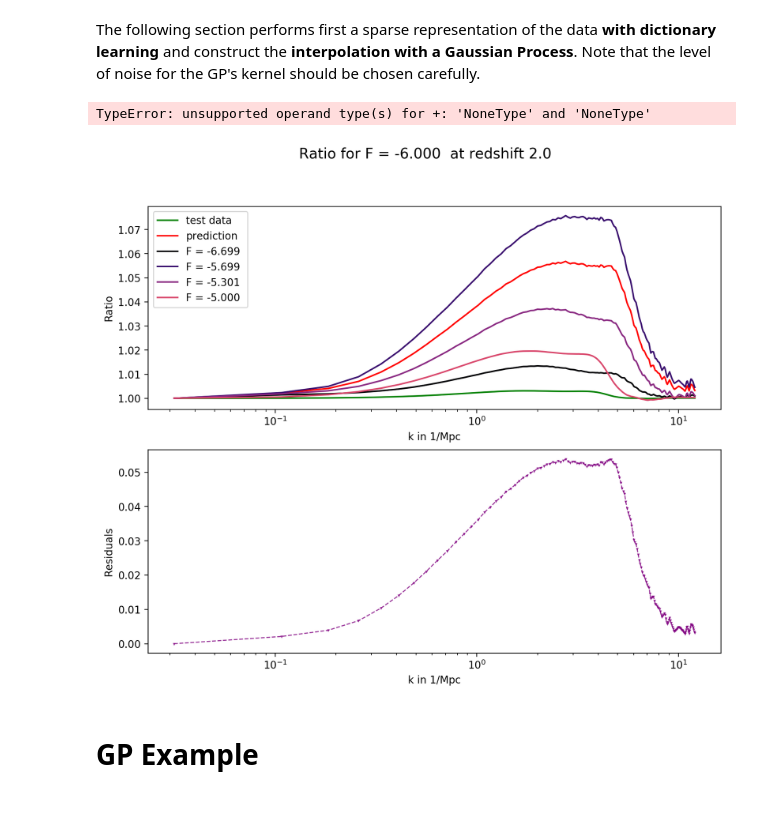
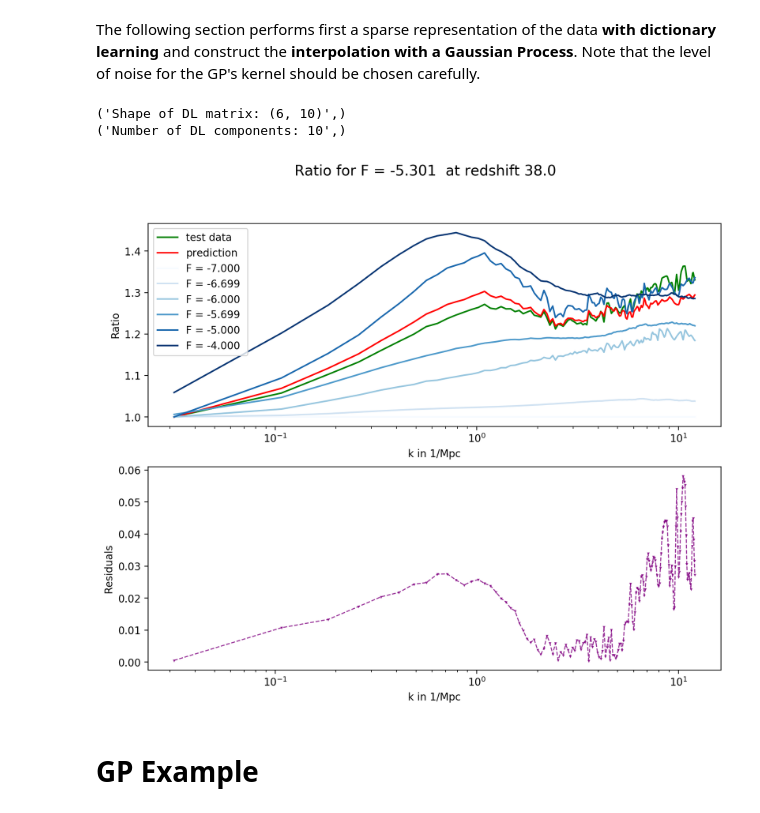
Before and after one commit to santiagocasas/looti-test-public, a Jupyter notebook: notebooks/Emulator_fR_Ratios.ipynb, the cells around one changed output. Cells and saved outputs as stored; diff of their text form; code cells hidden in the pictures.

Commit message:
explanatory plot for fR

```diff
--- a/notebooks/Emulator_fR_Ratios.ipynb
+++ b/notebooks/Emulator_fR_Ratios.ipynb
@@ -154,7 +249,7 @@ pm.Plot_prediction_One_parameter(emulation_data,
 # %% [markdown]
 The following section performs a **reduction of dimensionality with PCA** and construct the **interpolation with a Gaussian Process**. Note that the level of noise for the GP's kernel should be chosen carefully.
 # %%
-npca = 2
+npca = 6
 # %%
 ratios_predicted , emulation_data = dcl.Predict_ratio(emulation_data,Operator = "PCA",
                                                       train_noise = 1e-7, ##noise for the GP's kernel
@@ -165,7 +260,7 @@ ratios_predicted , emulation_data = dcl.Predict_ratio(emulation_data,Operator =
                                                       interp_type='GP', ##kind of interpolator,e.g int1d or GP
                                                       n_splits = 1, ##number of splits
                                                       test_indices=test_indices, ##indices of the test vectors/redshift
-                                                      train_redshift_indices= [1], ##indices of the reshift used for train
-                                                      test_redshift_indices= [1] ##indices of the reshift used for test
+                                                      train_redshift_indices= [train_test_z], ##indices of the reshift used for train
+                                                      test_redshift_indices= [train_test_z] ##indices of the reshift used for test
                                                      )
 # %% [output]
@@ -183,7 +283,7 @@ pm.Plot_prediction_One_parameter(emulation_data,
 # %% [markdown]
 The following section performs first a sparse representation of the data **with dictionary learning** and construct the **interpolation with a Gaussian Process**. Note that the level of noise for the GP's kernel should be chosen carefully.
 # %%
-npca = 2
+npca = 10
 # %%
 ratios_predicted , emulation_data = dcl.Predict_ratio(emulation_data,Operator = "DL",
                                                       train_noise = 1e-7, ##noise for the GP's kernel
@@ -194,19 +294,20 @@ ratios_predicted , emulation_data = dcl.Predict_ratio(emulation_data,Operator =
                                                       interp_type='GP', ##kind of interpolator,e.g int1d or GP
                                                       n_splits = 1, ##number of splits
                                                       test_indices=test_indices, ##indices of the test vectors/redshift
-                                                      train_redshift_indices= [1], ##indices of the reshift used for train
-                                                      test_redshift_indices= [1] ##indices of the reshift used for test
+                                                      train_redshift_indices= [train_test_z], ##indices of the reshift used for train
+                                                      test_redshift_indices= [train_test_z] ##indices of the reshift used for test
                                                      )
 # %% [output]
-TypeError: unsupported operand type(s) for +: 'NoneType' and 'NoneType'
+('Shape of DL matrix: (6, 10)',)
+('Number of DL components: 10',)
 # %%
-pm.Plot_prediction_One_parameter(emulation_data,
+truth, prediction = pm.Plot_prediction_One_parameter(emulation_data,
                                  paramvalue = -6,##Object storing the data
                                  predictions = ratios_predicted, ## ratio predicted
                                  plot_training_vectors=True## User can optionally choose to plot the training vectors)
                                 ) ##parameters value chosen
 # %% [output]
-[figure, old version]
+[figure, new version]
 # %% [markdown]
 # GP Example
 # %% [markdown]
```
Also changed, not shown: parts of 22 cells of this notebook.
